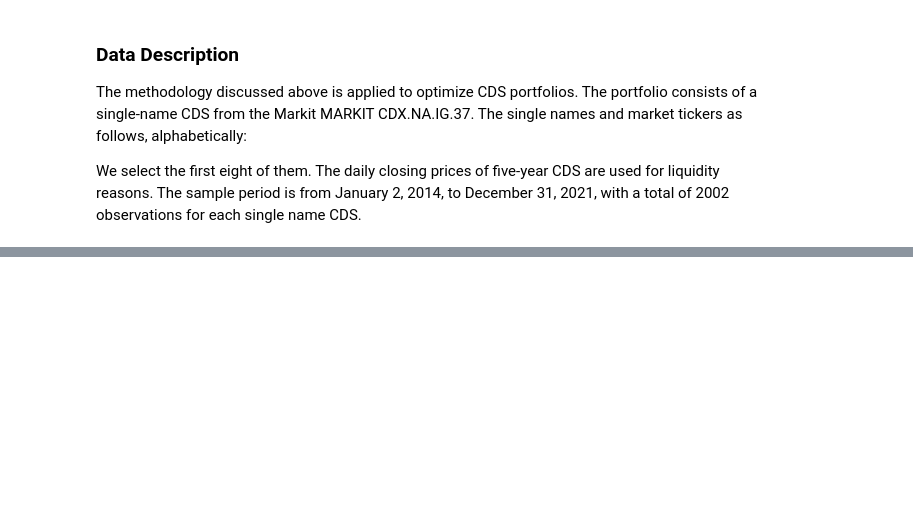
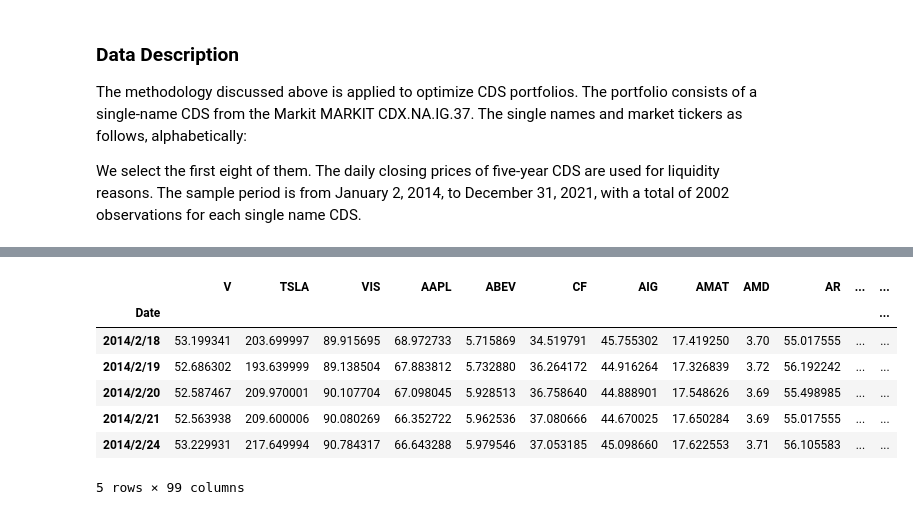
Before and after one commit to ivyxue16/CDS-Project, a Jupyter notebook: CDS_Portfolio_Optimization.ipynb, the cells around one changed output, grey strips where cells are left out. Drawn from its saved outputs; the diff is of its cells as text; code cells hidden in the pictures; blank space fills up the shorter version.

```diff
--- a/CDS_Portfolio_Optimization.ipynb
+++ b/CDS_Portfolio_Optimization.ipynb
@@ -10,9 +10,9 @@ The methodology discussed above is applied to optimize CDS portfolios. The portf
 
 We select the first eight of them. The daily closing prices of five-year CDS are used for liquidity reasons. The sample period is from January 2, 2014, to December 31, 2021, with a total of 2002 observations for each single name CDS.
 # %%
-df = pd.read_csv('./CDS_Data.csv')
-df = df.iloc[:, : 10]
+df = pd.read_csv('./stock_data.csv')
+df = df.iloc[:]
 df.set_index('Date',inplace=True)
 df.dropna(axis=0,inplace=True)
-df.head()
+df.shape       # 2002 rows * 121 columns
 # %% [output]
@@ -25,0 +53,12 @@ df.head()
+# %%
+single_cds = df.iloc[:,1:]
+single_cds.head()
+# %% [output]
+|  | V | TSLA | VIS | AAPL | ABEV | CF | AIG | AMAT | AMD | AR | ... | ... |
+| Date |  |  |  |  |  |  |  |  |  |  |  | ... |
+| 2014/2/18 | 53.199341 | 203.699997 | 89.915695 | 68.972733 | 5.715869 | 34.519791 | 45.755302 | 17.419250 | 3.70 | 55.017555 | ... | ... |
+| 2014/2/19 | 52.686302 | 193.639999 | 89.138504 | 67.883812 | 5.732880 | 36.264172 | 44.916264 | 17.326839 | 3.72 | 56.192242 | ... | ... |
+| 2014/2/20 | 52.587467 | 209.970001 | 90.107704 | 67.098045 | 5.928513 | 36.758640 | 44.888901 | 17.548626 | 3.69 | 55.498985 | ... | ... |
+| 2014/2/21 | 52.563938 | 209.600006 | 90.080269 | 66.352722 | 5.962536 | 37.080666 | 44.670025 | 17.650284 | 3.69 | 55.017555 | ... | ... |
+| 2014/2/24 | 53.229931 | 217.649994 | 90.784317 | 66.643288 | 5.979546 | 37.053185 | 45.098660 | 17.622553 | 3.71 | 56.105583 | ... | ... |
+5 rows × 99 columns
```
Also changed, not shown: parts of 16 cells of this notebook, 4 other files.
